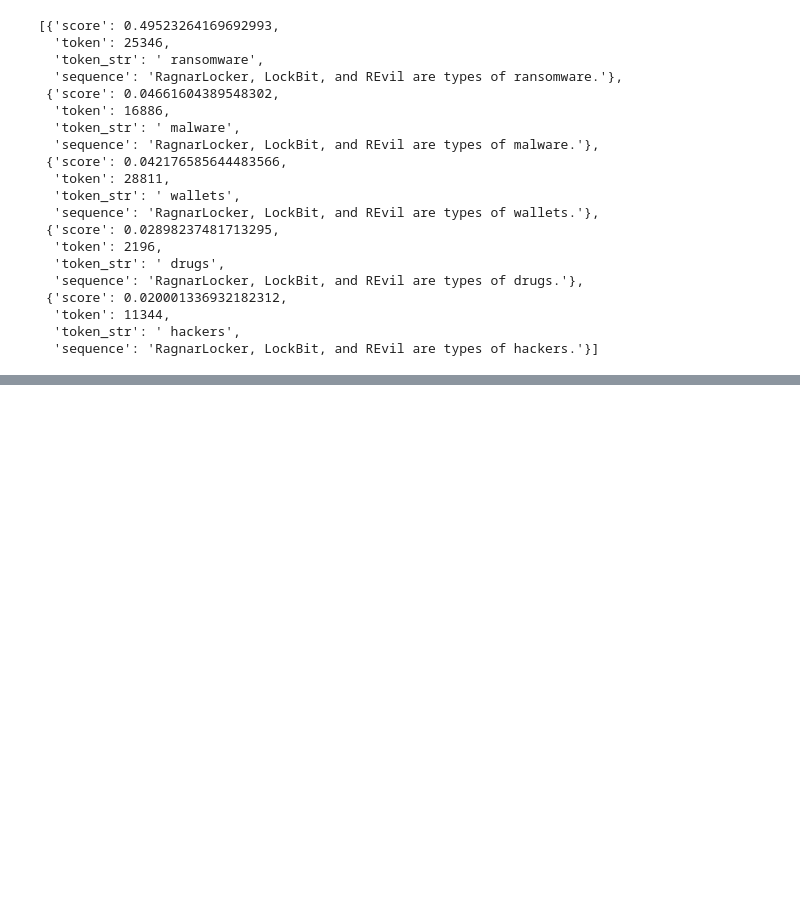
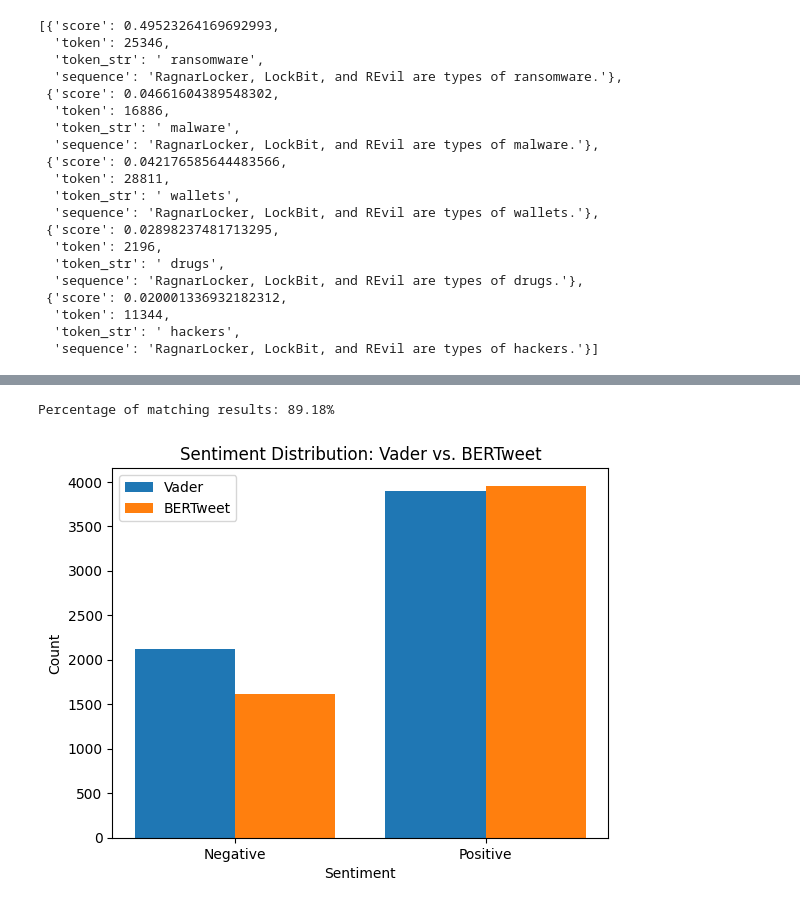
Before and after one commit to Kyrie-Alysa/Data-Forensics, a Jupyter notebook: DataExploration.ipynb, the cells around one changed output, grey strips where cells are left out. Cells and saved outputs as stored; diff of their text form; code cells hidden in the pictures; blank space fills up the shorter version.

```diff
--- a/DataExploration.ipynb
+++ b/DataExploration.ipynb
@@ -257,0 +421,4 @@ Prediction: [{'score': 0.07814992219209671, 'token': 3122, 'token_str': ' animal
+# %%
+# Apply get_sentiment function
+endchan_posts['sentiment'] = endchan_posts['content'].apply(get_sentiment)
+endchan_posts.head(5)
@@ -257,0 +432,2 @@ Prediction: [{'score': 0.07814992219209671, 'token': 3122, 'token_str': ' animal
+# %%
+endchan_posts['tokenized'] = endchan_posts['content'].dropna().apply(lambda x: tokenizer.encode(x, return_tensors='pt', truncation=True, max_length=512))
@@ -257,0 +436,2 @@ Prediction: [{'score': 0.07814992219209671, 'token': 3122, 'token_str': ' animal
+# %%
+endchan_posts['bertweet_features'] = endchan_posts['tokenized'].apply(lambda x: extract_features(x) if isinstance(x, torch.Tensor) else None)
@@ -257,0 +485,30 @@ Prediction: [{'score': 0.07814992219209671, 'token': 3122, 'token_str': ' animal
+# %%
+# Compare Vader sentiment with BERTweet sentiment
+comparison = endchan_posts[['sentiment', 'predicted_sentiment']]
+comparison['match'] = comparison['sentiment'] == comparison['predicted_sentiment']
+
+# Calculate the percentage of matching results
+match_percentage = comparison['match'].mean() * 100
+print(f"Percentage of matching results: {match_percentage:.2f}%")
+# %% [output]
+Percentage of matching results: 89.18%
+# %%
+# Count sentiment values for Vader and BERTweet
+vader_counts = endchan_posts['sentiment'].value_counts()
+bertweet_counts = endchan_posts['predicted_sentiment'].value_counts()
+
+# Create a bar chart
+labels = ['Negative', 'Positive']
+x = range(len(labels))
+
+plt.bar(x, vader_counts.sort_index(), width=0.4, label='Vader', align='center')
+plt.bar([i + 0.4 for i in x], bertweet_counts.sort_index(), width=0.4, label='BERTweet', align='center')
+
+plt.xticks([i + 0.2 for i in x], labels)
+plt.xlabel('Sentiment')
+plt.ylabel('Count')
+plt.title('Sentiment Distribution: Vader vs. BERTweet')
+plt.legend()
+plt.show()
+# %% [output]
+[figure, added]
```
Also changed, not shown: parts of 30 cells of this notebook.
